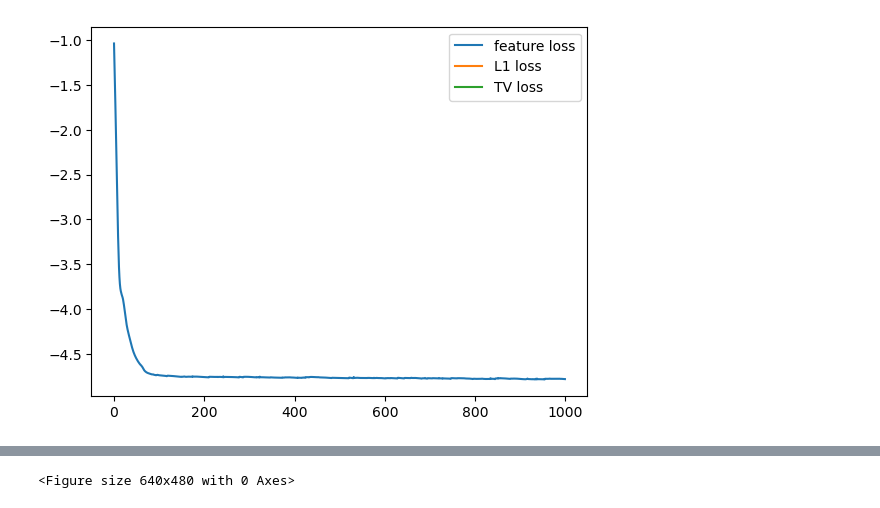
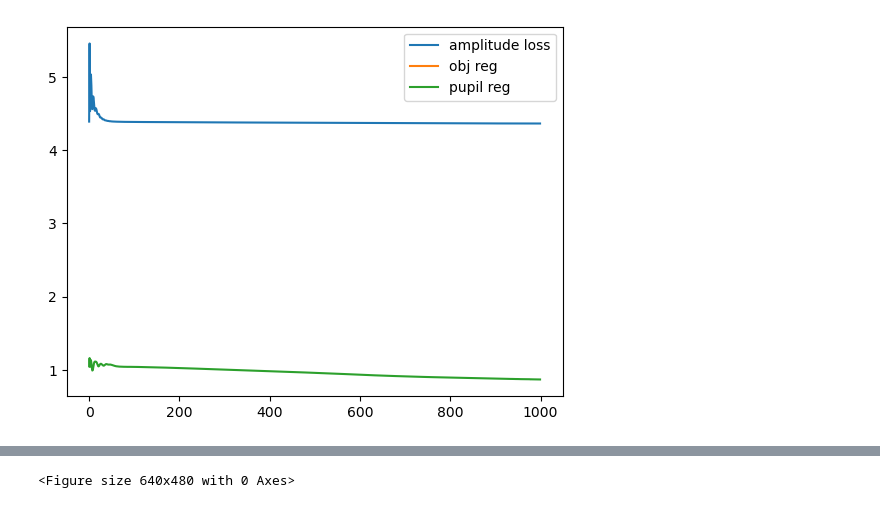
Before and after one commit to ArianaGu/EUV_FPM, a Jupyter notebook: torch_fp_recon.ipynb, the cells around one changed output, grey strips where cells are left out. Cells and saved outputs as stored; diff of their text form; code cells hidden in the pictures.

```diff
--- a/torch_fp_recon.ipynb
+++ b/torch_fp_recon.ipynb
@@ -9,8 +9,9 @@ import time
 import yaml
 from utils import *
 from scipy.ndimage import gaussian_filter
+from skimage.restoration import unwrap_phase
 
-config_path = './configs/recon/BPRA0_big.yaml'
+config_path = './configs/recon/BPRA0_sweet.yaml'
 with open(config_path, 'r') as f:
     config = yaml.safe_load(f)
 
@@ -434,51 +493,112 @@ Feature loss: 0.3543573021888733
 # %%
 iters = 1000
-spectrum_lr = 1e2
-lens_lr = 1e-1 #1
-regularization_dict = {'L1': 0, 'TV': 0}
-loss_type = 'feature'       # 'feature' 'amplitude' 'intensity'
+lr_spectrum = 1e2 #1e2
+lr_lens = 1e-1 #1e-1
+lr_killu = 1e-2
+lr_factors = 1e0
 
+regularization_dict = {'L1_obj':0, 'L2_pupil': 1e3}
+# regularization_dict = {'L1_obj':1e-4, 'L2_pupil': 1e3}
+loss_type = 'amplitude'       # 'feature' 'amplitude' 'intensity'
+wfe_model = False
+if wfe_model:
+    lr_killu = 0 # the optimization of X, Y is done in the model
 
-optimizer_spectrum = torch.optim.Adam([spectrum_tensor], lr=spectrum_lr)
-optimizer_lens = torch.optim.Adam([lens_tensor], lr=lens_lr)
+optimizer_spectrum = torch.optim.Adam([spectrum_tensor], lr=lr_spectrum)
+optimizer_lens = torch.optim.Adam([lens_tensor], lr=lr_lens)
+optimizer_killu = torch.optim.Adam([X_tensor, Y_tensor], lr=lr_killu)
+optimizer_factors = torch.optim.Adam([factors_tensor], lr=lr_factors)
 
 
 losses = []
+
+# track X, Y for these three indices
+tracked_indices = [0, len(X_tensor)//4, len(X_tensor)//2]
+X_history = [[] for _ in range(len(tracked_indices))]
+Y_history = [[] for _ in range(len(tracked_indices))]
+
 for i in tqdm(range(iters)):
     optimizer_spectrum.zero_grad()
     optimizer_lens.zero_grad()
-    E_pred = FP_forward(spectrum_tensor, lens_tensor, X, Y)
+    optimizer_killu.zero_grad()
+    optimizer_factors.zero_grad()
+
+    # Forward pass
+    if wfe_model:
+        X_tensor_corrected, Y_tensor_corrected = get_corrected_illumination(X_tensor, Y_tensor, factors_tensor)
+        E_pred = FP_forward(spectrum_tensor, lens_tensor, X_tensor_corrected, Y_tensor_corrected)
+    else:
+        E_pred = FP_forward(spectrum_tensor, lens_tensor, X_tensor, Y_tensor)
+
+    # Compute the loss
     amplitude_pred = torch.abs(E_pred)
     if loss_type == 'feature':
         main_loss = first_order_gradient_loss(amplitude_pred, torch.sqrt(meas_tensor))
     elif loss_type == 'amplitude':
         main_loss = torch.mean((amplitude_pred - torch.sqrt(meas_tensor))**2)
     elif loss_type == 'intensity':
         main_loss = torch.mean((amplitude_pred**2 - meas_tensor)**2)
     else:
         raise ValueError('Invalid loss type')
 
-    # add a TV regularization term
-    object_recon = torch.abs(ift_torch(spectrum_tensor))
-    L1_loss = torch.mean(object_recon)*regularization_dict['L1']
+    object_recon = ift_torch(spectrum_tensor)
     d0 = object_recon[..., 1:, :-1] - object_recon[..., :-1, :-1]
     d1 = object_recon[..., :-1, 1:] - object_recon[..., :-1, :-1]
-    tv_loss = torch.mean(torch.sqrt(d0**2 + d1**2))*regularization_dict['TV']
-    loss = main_loss + L1_loss + tv_loss
+    obj_reg = torch.mean(torch.abs(d0) + torch.abs(d1))*regularization_dict['L1_obj']
+
+    d0 = lens_tensor[..., 1:, :-1] - lens_tensor[..., :-1, :-1]
+    d1 = lens_tensor[..., :-1, 1:] - lens_tensor[..., :-1, :-1]
+    pupil_reg = torch.mean(torch.abs(d0)**2 + torch.abs(d1)**2)*regularization_dict['L2_pupil']
+
+    loss = main_loss + obj_reg + pupil_reg
     loss.backward()
 
+    # Update the parameters
     optimizer_spectrum.step()
     optimizer_lens.step()
+    optimizer_killu.step()
+    optimizer_factors.step()
+
     with torch.no_grad():
        lens_tensor.mul_(FILTER_tensor)
-    losses.append([main_loss.item(), L1_loss.item(), tv_loss.item()])
+    losses.append([main_loss.item(), obj_reg.item(), pupil_reg.item()])
 
+    # Track the optimization progress
+    with torch.no_grad():
+        for i_idx, idx in enumerate(tracked_indices):
+            if wfe_model:
+                X_history[i_idx].append(X_tensor_corrected[idx].item())
+                Y_history[i_idx].append(Y_tensor_corrected[idx].item())
+            else:
+                X_history[i_idx].append(X_tensor[idx].item())
+                Y_history[i_idx].append(Y_tensor[idx].item())
 
 plt.figure()
 plt.plot(np.log(losses))
-plt.legend([f'{loss_type} loss', 'L1 loss', 'TV loss'])
+plt.legend([f'{loss_type} loss', 'obj reg', 'pupil reg'])
 plt.show()
 
 plot_recon(spectrum_tensor)
+
+
+# Plot the tracked X values
+plt.figure()
+for i_idx, idx in enumerate(tracked_indices):
+    plt.plot(X_history[i_idx], label=f'X[{idx}]')
+plt.xlabel('Iteration')
+plt.ylabel('X value')
+plt.title('Tracked X values')
+plt.legend()
+plt.show()
+
+# Plot the tracked Y values
+plt.figure()
+for i_idx, idx in enumerate(tracked_indices):
+    plt.plot(Y_history[i_idx], label=f'Y[{idx}]')
+plt.xlabel('Iteration')
+plt.ylabel('Y value')
+plt.title('Tracked Y values')
+plt.legend()
+plt.show()
 # %% [output]
-[figure, old version]
+[figure, new version]
```
Also changed, not shown: parts of 7 cells of this notebook.
